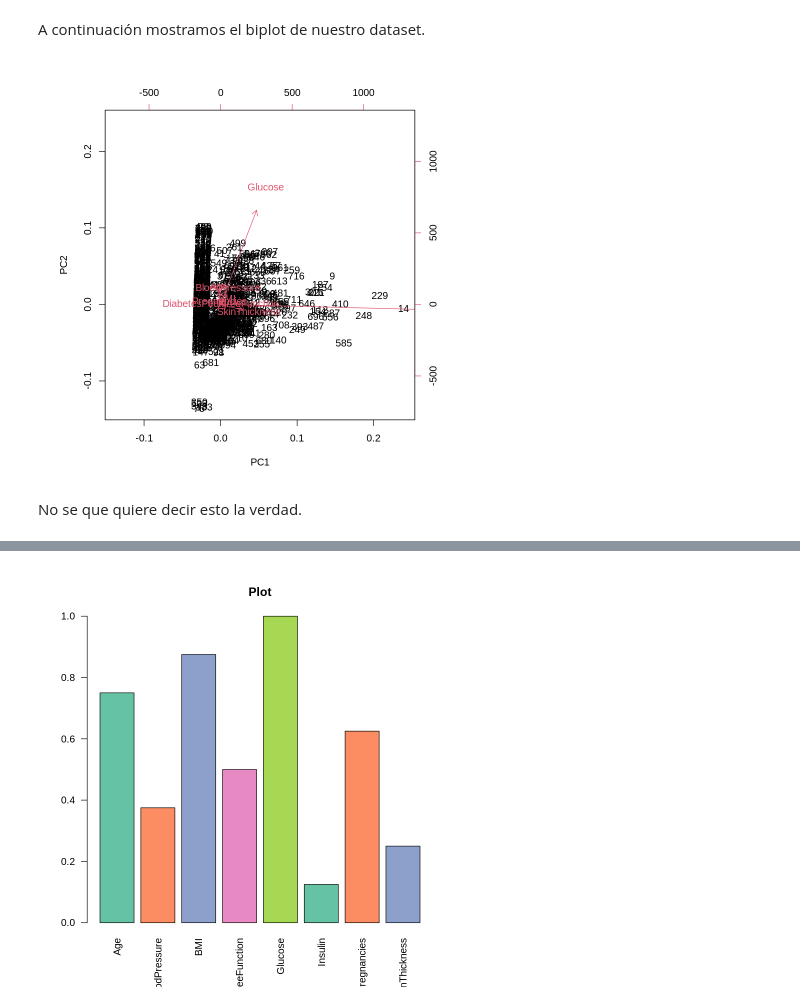
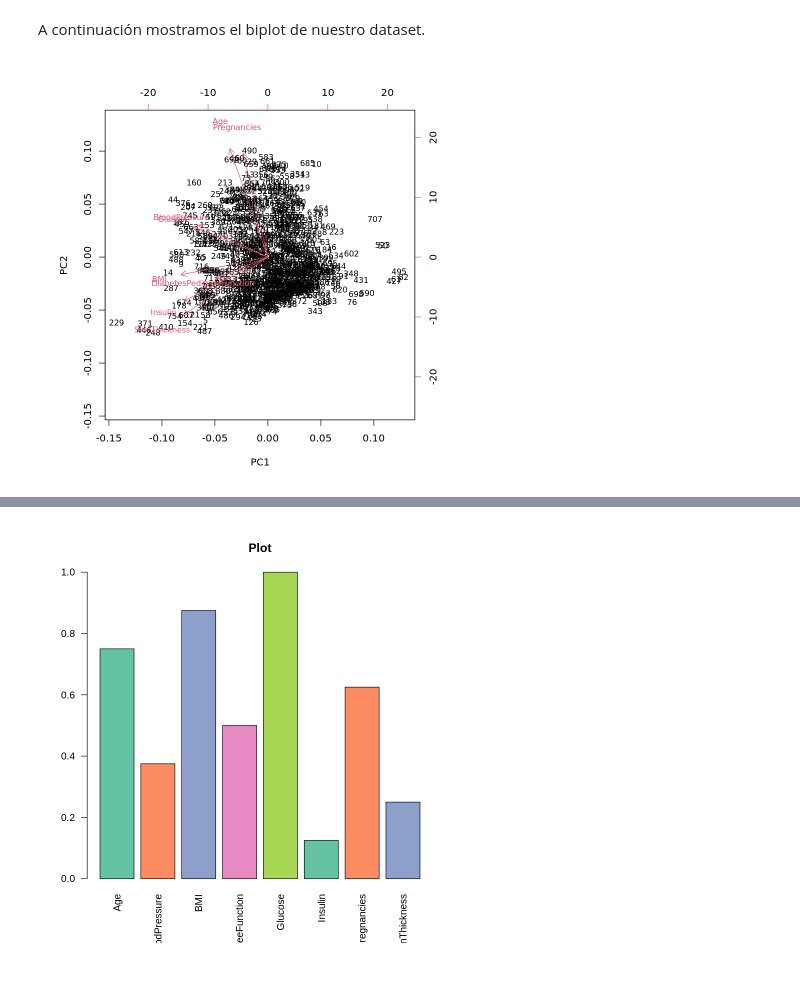
Before and after one commit to natimellino/mineria-de-datos, a Jupyter notebook: TP2.ipynb, the cells around one changed output, grey strips where cells are left out. Cells and saved outputs as stored; diff of their text form; code cells hidden in the pictures; blank space fills up the shorter version.

```diff
--- a/TP2.ipynb
+++ b/TP2.ipynb
@@ -597,7 +597,7 @@ Para este ejercicio elegimos un dataset obtenido de [este link](https://www.kagg
 
 Un resultado lógico esperado sería que variables como 'glucosa' e 'insulina' salgan como una de las más rankeadas ya que sabemos (intuimos) que son influyentes. Veremos si esto es así a continuación.
 # %%
-diabetes.dataset <- read.csv("/home/diabetes.csv") # /home/diabetes.csv
+diabetes.dataset <- read.csv("diabetes.csv")
 # Mostramos las primeras 5 columnas del dataset a modo de ejemplo
 diabetes.dataset[1:5, ]
 # %% [output]
@@ -615,9 +615,7 @@ diabetes.dataset.y <- diabetes.dataset[, 9]
 # %% [markdown]
 A continuación mostramos el biplot de nuestro dataset.
 # %%
-diabetes.dataset.pca <- prcomp(diabetes.dataset.x)
-biplot(diabetes.dataset.pca, expand=2.5)
+diabetes.dataset.pca <- prcomp(diabetes.dataset.x, scale=TRUE)
+biplot(diabetes.dataset.pca, cex=0.8)
 # %% [output]
-[figure, old version]
+[figure, new version]
-# %% [markdown]
-No se que quiere decir esto la verdad.
```
Also changed, not shown: parts of 2 cells of this notebook.
